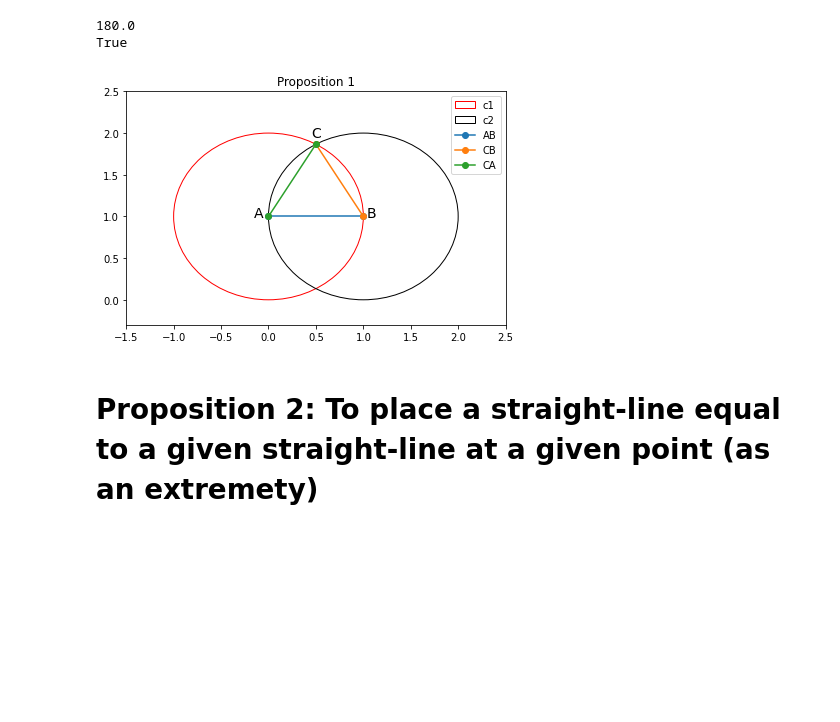
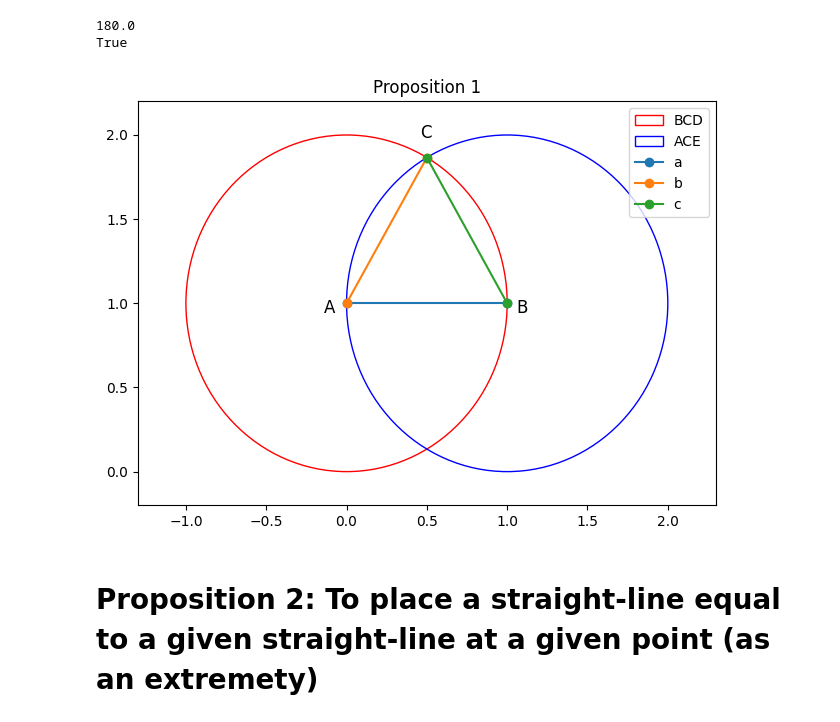
Before and after one commit to jon-bown/euclid, a Jupyter notebook: euclid_s_elements_book_1_prop_1_20.ipynb, the cells around one changed output. Drawn from its saved outputs; the diff is of its cells as text; code cells hidden in the pictures; blank space fills up the shorter version.

Commit message:
Updated plots for prop 1-3

```diff
--- a/euclid_s_elements_book_1_prop_1_20.ipynb
+++ b/euclid_s_elements_book_1_prop_1_20.ipynb
@@ -287,7 +292,7 @@ def angle_btw_lines(L1, L2):
 # SRC: https://www.codesansar.com/python-programming-examples/check-validity-triangle-given-sides.htm
 def is_valid_triangle(a,b,c):
     """
-
+    Checks if three given side lengths will form a triangle
     """
     if a+b>=c and b+c>=a and c+a>=b:
         return True
@@ -312,6 +335,9 @@ class Triangle():
         self.A = c.p2
         self.B = c.p1
         self.C = a.p1
+
+        self.centroid = ((self.A[0] + self.B[0] + self.C[0]) / 3, (self.A[1] + self.B[1] + self.C[1]) / 3)
+
 
         #each angle
         self.beta = angle_btw_lines(a, c)
@@ -392,20 +418,28 @@ class Triangle():
         AB = Line2E(A, B)
         return cls(AB, BC, AC)
 
-    def plot(self, title=''):
+    def plot(self, title='', full=True, ax=None, annotate=True):
         #should be adapted to length of triangle
+        if ax == None:
+          fig, ax = plt.subplots()
         plt.plot([self.a.p1.x, self.a.p2.x], [self.a.p1.y, self.a.p2.y], marker='o', label='a')
         plt.plot([self.b.p1.x, self.b.p2.x], [self.b.p1.y, self.b.p2.y], marker='o', label='b')
         plt.plot([self.c.p1.x, self.c.p2.x], [self.c.p1.y, self.c.p2.y], marker='o', label='c')
-        #plt.gca().add_artist(c3)
-        plt.title(title)
-        plt.legend()
-        plt.tight_layout()
-        plt.show()
+
+        if ax != None and annotate:
+          ax.annotate('C', self.C, get_offset(self.centroid, self.B), fontsize=12)
+          ax.annotate('A', self.A, get_offset(self.centroid, self.C), fontsize=12)
+          ax.annotate('B', self.B, get_offset(self.centroid, self.A), fontsize=12)
+
+        if full:
+          plt.title(title)
+          plt.legend()
+          plt.tight_layout()
+          plt.show()
     def check_angles(self):
         return self.beta + self.alpha + self.gamma
 # %%
-def plot_2d(objs, names, colors, edge=0.1, size=5):
+def plot_2d(objs, names, colors, annotate=True, edge=0.1, size=5, title='', legend_loc='upper right'):
     """
     Plot 2D Euclid Elements
 
@@ -431,8 +465,9 @@ def plot_2d(objs, names, colors, edge=0.1, size=5):
             max_y = max(max_y, obj.c.y + obj.r) if max_y is not None else obj.c.y + obj.r
         elif isinstance(obj, Line2):
             plt.plot([obj.p1.x, obj.p2.x], [obj.p1.y, obj.p2.y], marker='o', label=names[i])
-            ax.annotate(names[i][0], (obj.p1.x-0.15, obj.p1.y-0.01), fontsize=14)
-            ax.annotate(names[i][1], (obj.p2.x+0.03, obj.p2.y-0.01), fontsize=14)
+            if len(names[i]) > 1 and annotate:
+              ax.annotate(names[i][0], (obj.p1.x-0.15, obj.p1.y-0.03), fontsize=14)
+              ax.annotate(names[i][1], (obj.p2.x+0.03, obj.p2.y-0.03), fontsize=14)
 
             #adjust boundaries
             min_x = min(min_x, obj.p1.x, obj.p2.x) if min_x is not None else min(obj.p1.x, obj.p2.x)
@@ -440,9 +475,16 @@ def plot_2d(objs, names, colors, edge=0.1, size=5):
             min_y = min(min_y, obj.p1.y, obj.p2.y) if min_y is not None else min(obj.p1.y, obj.p2.y)
             max_y = max(max_y, obj.p1.y, obj.p2.y) if max_y is not None else max(obj.p1.y, obj.p2.y)
         elif isinstance(obj, Triangle):
+            obj.plot(full=False, ax=ax, annotate=annotate)
+
+
+            min_x = min(min_x, obj.min_x) if min_x is not None else obj.min_x
+            max_x = max(max_x, obj.max_x) if max_x is not None else obj.max_x
+            min_y = min(min_y, obj.min_y) if min_y is not None else obj.min_y
+            max_y = max(max_y, obj.max_y) if max_y is not None else obj.max_y
             continue
-
+    plt.title(title)
     plt.axis([min_x - edge*(max_x-min_x), max_x + edge*(max_x-min_x), min_y - edge*(max_y-min_y), max_y + edge*(max_y-min_y)])
-    plt.legend()
+    plt.legend(loc=legend_loc)
     plt.tight_layout()
     plt.show()
@@ -500,30 +516,6 @@ print(ABC.equilateral)
 180.0
 True
 # %%
-plot_2d([BCD, ACE, ABC], ['BCD','ACE','ABC'], colors=['red', 'blue', 'green'])
+plot_2d([BCD, ACE, ABC], ['BCD','ACE','ABC'], colors=['red', 'blue', 'green'], title='Proposition 1')
+# %% [output]
+[figure, added]
-# %%
-#set axis limits of plot (x=0 to 20, y=0 to 20)
-fig, ax = plt.subplots()
-plt.axis([-1.5, 2.5, -0.3, 2.5])
-#plt.axis("equal")
-
-#define circles
-circle1=plt.Circle((BCD.c.x, BCD.c.y), BCD.r, fill=False, color='red', label='c1')
-circle2=plt.Circle((ACE.c.x, ACE.c.y), ACE.r, fill=False, color='black', label='c2')
-
-#plt.axis('equal')
-#add circles to plot
-plt.gca().add_artist(circle1)
-plt.gca().add_artist(circle2)
-plt.plot([AB.p1.x, AB.p2.x], [AB.p1.y, AB.p2.y], marker='o', label='AB')
-ax.annotate('A', (AB.p1.x-0.15, AB.p1.y-0.01), fontsize=14)
-ax.annotate('B', (AB.p2.x+0.03, AB.p2.y-0.01), fontsize=14)
-plt.plot([CB.p1.x, CB.p2.x], [CB.p1.y, CB.p2.y], marker='o', label='CB')
-ax.annotate('C', (CB.p1.x-0.05, CB.p1.y+0.08), fontsize=14)
-plt.plot([CA.p1.x, CA.p2.x], [CA.p1.y, CA.p2.y], marker='o', label='CA')
-#plt.gca().add_artist(c3)
-plt.title('Proposition 1')
-plt.legend()
-plt.tight_layout()
-# %% [output]
-[figure, removed]
```
Also changed, not shown: parts of 20 cells of this notebook.
